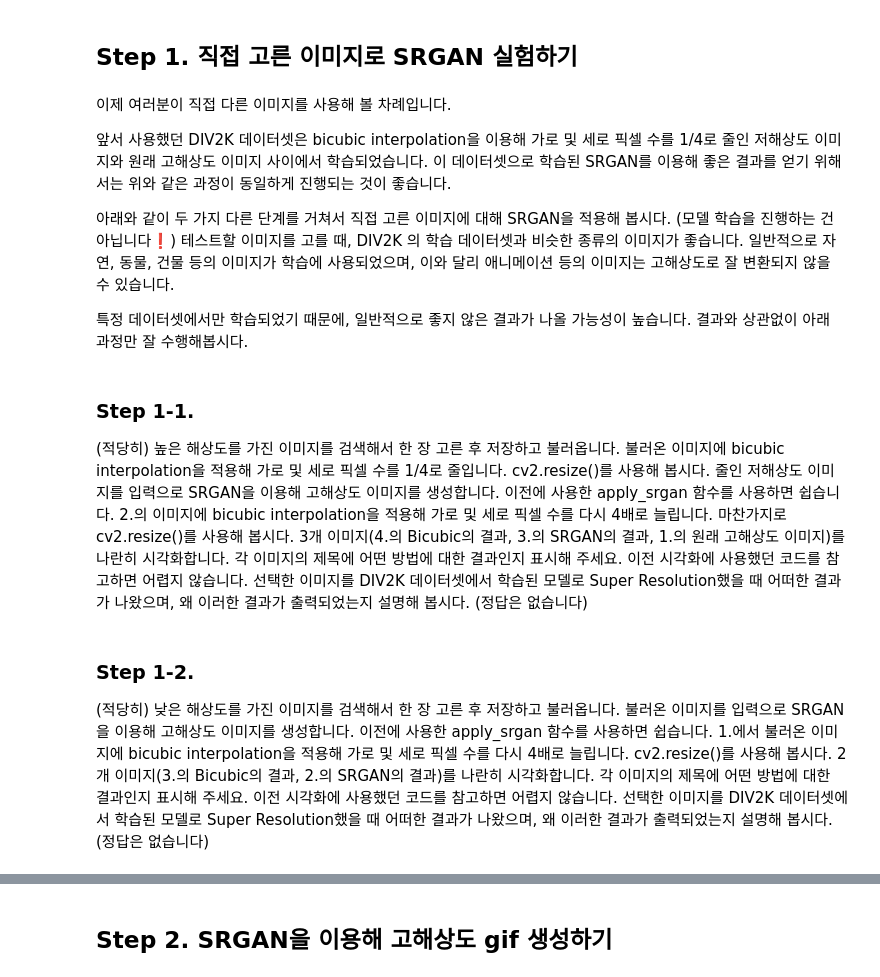
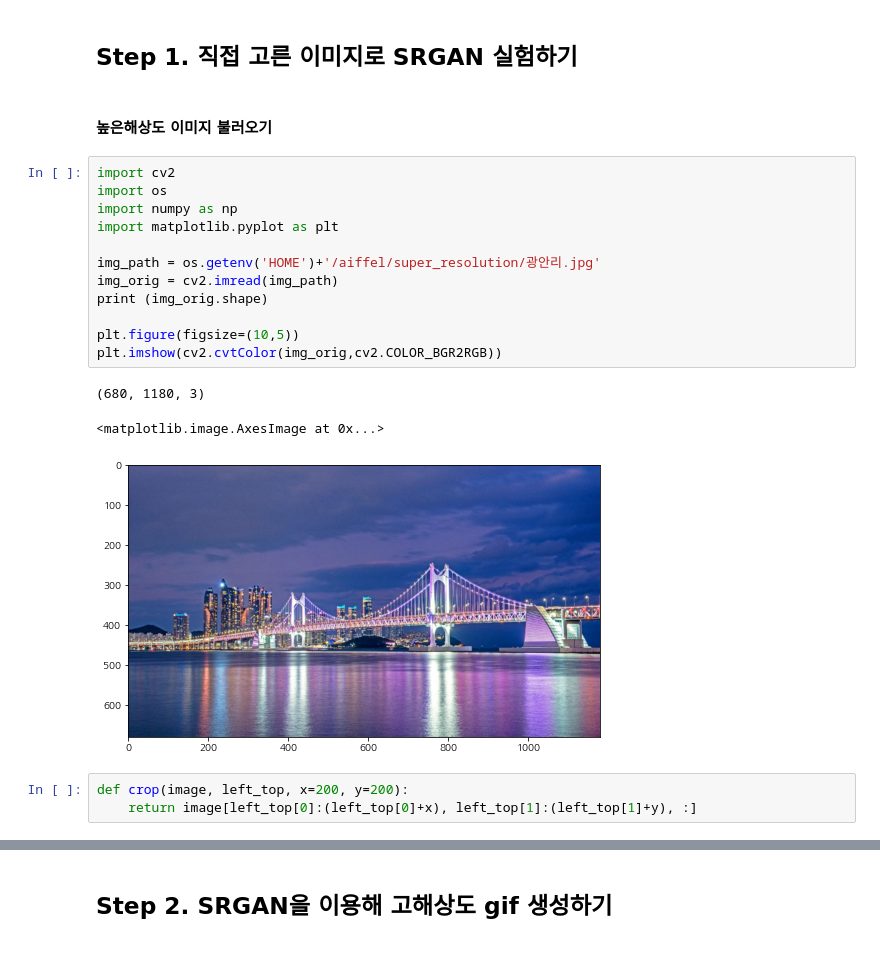
Before and after one commit to zoohoney/workplace, a Jupyter notebook: E-16]SRGAN-application.ipynb, the cells around one changed output, grey strips where cells are left out. Drawn from its saved outputs; the diff is of its cells as text.

```diff
--- a/E-16]SRGAN-application.ipynb
+++ b/E-16]SRGAN-application.ipynb
@@ -2,27 +2,24 @@
 # 프로젝트 : SRGAN 활용
 # %% [markdown]
 ## Step 1. 직접 고른 이미지로 SRGAN 실험하기
-# %% [markdown]
-이제 여러분이 직접 다른 이미지를 사용해 볼 차례입니다.
-
-앞서 사용했던 DIV2K 데이터셋은 bicubic interpolation을 이용해 가로 및 세로 픽셀 수를 1/4로 줄인 저해상도 이미지와 원래 고해상도 이미지 사이에서 학습되었습니다. 이 데이터셋으로 학습된 SRGAN를 이용해 좋은 결과를 얻기 위해서는 위와 같은 과정이 동일하게 진행되는 것이 좋습니다.
-
-아래와 같이 두 가지 다른 단계를 거쳐서 직접 고른 이미지에 대해 SRGAN을 적용해 봅시다. (모델 학습을 진행하는 건 아닙니다❗) 테스트할 이미지를 고를 때, DIV2K 의 학습 데이터셋과 비슷한 종류의 이미지가 좋습니다. 일반적으로 자연, 동물, 건물 등의 이미지가 학습에 사용되었으며, 이와 달리 애니메이션 등의 이미지는 고해상도로 잘 변환되지 않을 수 있습니다.
-
-특정 데이터셋에서만 학습되었기 때문에, 일반적으로 좋지 않은 결과가 나올 가능성이 높습니다. 결과와 상관없이 아래 과정만 잘 수행해봅시다.
-# %% [markdown]
-### Step 1-1.
-
-(적당히) 높은 해상도를 가진 이미지를 검색해서 한 장 고른 후 저장하고 불러옵니다.
-불러온 이미지에 bicubic interpolation을 적용해 가로 및 세로 픽셀 수를 1/4로 줄입니다. cv2.resize()를 사용해 봅시다.
-줄인 저해상도 이미지를 입력으로 SRGAN을 이용해 고해상도 이미지를 생성합니다. 이전에 사용한 apply_srgan 함수를 사용하면 쉽습니다.
-2.의 이미지에 bicubic interpolation을 적용해 가로 및 세로 픽셀 수를 다시 4배로 늘립니다. 마찬가지로 cv2.resize()를 사용해 봅시다.
-3개 이미지(4.의 Bicubic의 결과, 3.의 SRGAN의 결과, 1.의 원래 고해상도 이미지)를 나란히 시각화합니다. 각 이미지의 제목에 어떤 방법에 대한 결과인지 표시해 주세요. 이전 시각화에 사용했던 코드를 참고하면 어렵지 않습니다.
-선택한 이미지를 DIV2K 데이터셋에서 학습된 모델로 Super Resolution했을 때 어떠한 결과가 나왔으며, 왜 이러한 결과가 출력되었는지 설명해 봅시다. (정답은 없습니다)
-# %% [markdown]
-### Step 1-2.
-(적당히) 낮은 해상도를 가진 이미지를 검색해서 한 장 고른 후 저장하고 불러옵니다.
-불러온 이미지를 입력으로 SRGAN을 이용해 고해상도 이미지를 생성합니다. 이전에 사용한 apply_srgan 함수를 사용하면 쉽습니다.
-1.에서 불러온 이미지에 bicubic interpolation을 적용해 가로 및 세로 픽셀 수를 다시 4배로 늘립니다. cv2.resize()를 사용해 봅시다.
-2개 이미지(3.의 Bicubic의 결과, 2.의 SRGAN의 결과)를 나란히 시각화합니다. 각 이미지의 제목에 어떤 방법에 대한 결과인지 표시해 주세요. 이전 시각화에 사용했던 코드를 참고하면 어렵지 않습니다.
-선택한 이미지를 DIV2K 데이터셋에서 학습된 모델로 Super Resolution했을 때 어떠한 결과가 나왔으며, 왜 이러한 결과가 출력되었는지 설명해 봅시다. (정답은 없습니다)
+# %% [markdown]
+#### 높은해상도 이미지 불러오기
+# %%
+import cv2
+import os
+import numpy as np
+import matplotlib.pyplot as plt
+
+img_path = os.getenv('HOME')+'/aiffel/super_resolution/광안리.jpg'
+img_orig = cv2.imread(img_path)
+print (img_orig.shape)
+
+plt.figure(figsize=(10,5))
+plt.imshow(cv2.cvtColor(img_orig,cv2.COLOR_BGR2RGB))
+# %% [output]
+(680, 1180, 3)
+<matplotlib.image.AxesImage at 0x...>
+[figure, added]
+# %%
+def crop(image, left_top, x=200, y=200):
+    return image[left_top[0]:(left_top[0]+x), left_top[1]:(left_top[1]+y), :]
```
Also changed, not shown: parts of 26 cells of this notebook.
